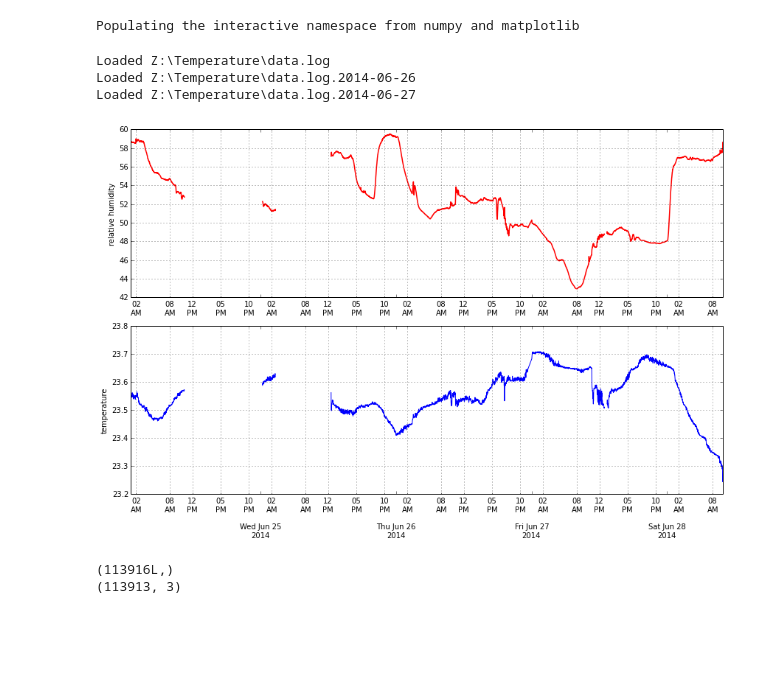
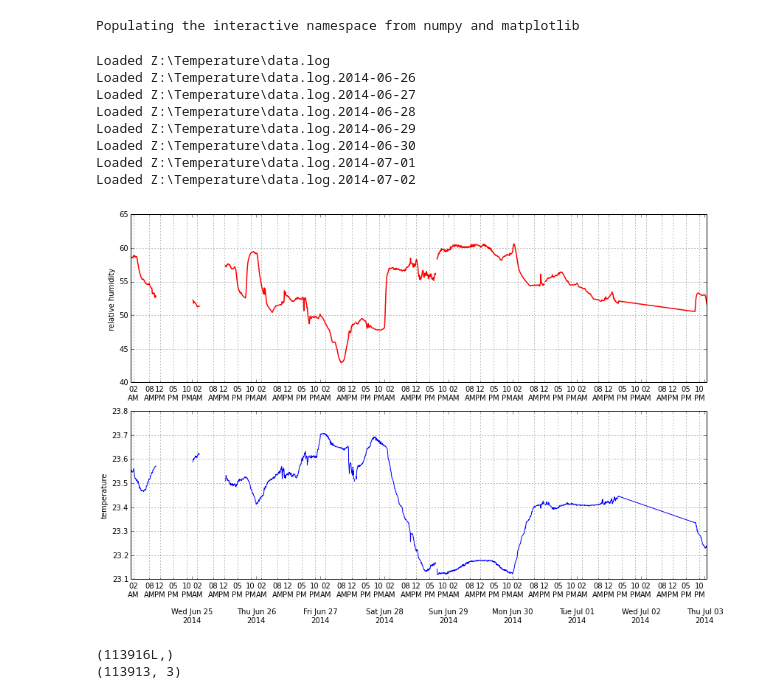
Before and after one commit to antonl/notebooks, a Jupyter notebook: Temperature plot.ipynb, the cells around one changed output. Cells and saved outputs as stored; diff of their text form; code cells hidden in the pictures; blank space fills up the shorter version.

```diff
--- a/Temperature plot.ipynb
+++ b/Temperature plot.ipynb
@@ -12,13 +12,18 @@ for data_file in data_path.glob('data.log*'):
     with data_file.open() as f:
         data = pandas.read_csv(f, parse_dates=True,
             names=['timestamp', 'humidity', 'temperature'], index_col=0)
-        files.append(data.resample('Min'))
+        files.append(data.resample('5Min'))
         del data
     print('Loaded {!s}'.format(data_file))
 # %% [output]
 Loaded Z:\Temperature\data.log
 Loaded Z:\Temperature\data.log.2014-06-26
 Loaded Z:\Temperature\data.log.2014-06-27
+Loaded Z:\Temperature\data.log.2014-06-28
+Loaded Z:\Temperature\data.log.2014-06-29
+Loaded Z:\Temperature\data.log.2014-06-30
+Loaded Z:\Temperature\data.log.2014-07-01
+Loaded Z:\Temperature\data.log.2014-07-02
 # %%
 # data file was incorrect, missing AM/PM labels
 data_file = Path(r'Z:\Temperature\humidity.log')
@@ -36,39 +41,39 @@ data[42326:42330]['timestamp'] = part3
 data[42330:]['timestamp'] = part4
 
 data_old = data.set_index('timestamp')
-files.append(data_old.resample('Min'))
+files.append(data_old.resample('5Min'))
 # %%
 resampled = pandas.concat(files).sort_index()
 # %%
 #resampled.plot(subplots=True)
 #plot(resampled.index, resampled['humidity'])
 fig, (ax1, ax2) = subplots(2, 1, figsize=(12, 8), sharex=True)
 hours = mpl.dates.HourLocator(byhour=[2, 8, 12, 17, 22])
 days = mpl.dates.DayLocator()
 
 ax1.plot_date(resampled.index, resampled['humidity'], 'r-', linewidth=1.5)
 
 #resampled.plot(ax= ax1, subplots=True, figsize=(12, 8), linewidth=1.2, grid=True)
 
 #fig, ax = plt.subplots()
 #ax.plot_date(resampled.index.to_pydatetime(), resampled['humidity'], 'v-')
 ax1.xaxis.set_minor_locator(hours)
 ax1.xaxis.set_minor_formatter(mpl.dates.DateFormatter('%I\n%p'))
 ax1.xaxis.grid(True, which="minor")
 ax1.yaxis.grid()
 ax1.xaxis.set_major_locator(days)
 ax1.xaxis.set_major_formatter(mpl.dates.DateFormatter('\n\n\n%a %b %d\n%Y'))
 ax1.set_ylabel('relative humidity')
 
 ax2.plot(resampled.index, resampled['temperature'])
 ax2.xaxis.grid(True, which="minor")
 ax2.yaxis.grid()
 ax2.set_ylabel('temperature')
 tight_layout()
 
-savefig('humidity_log.png')
+savefig(str(data_path / 'humidity_log.png'))
 # %% [output]
-[figure, old version]
+[figure, new version]
 # %%
 rcParams['axes.axisbelow'] = True
 rcParams['axes.xmargin'] = 0.00
```
Also changed, not shown: 4 other files.
